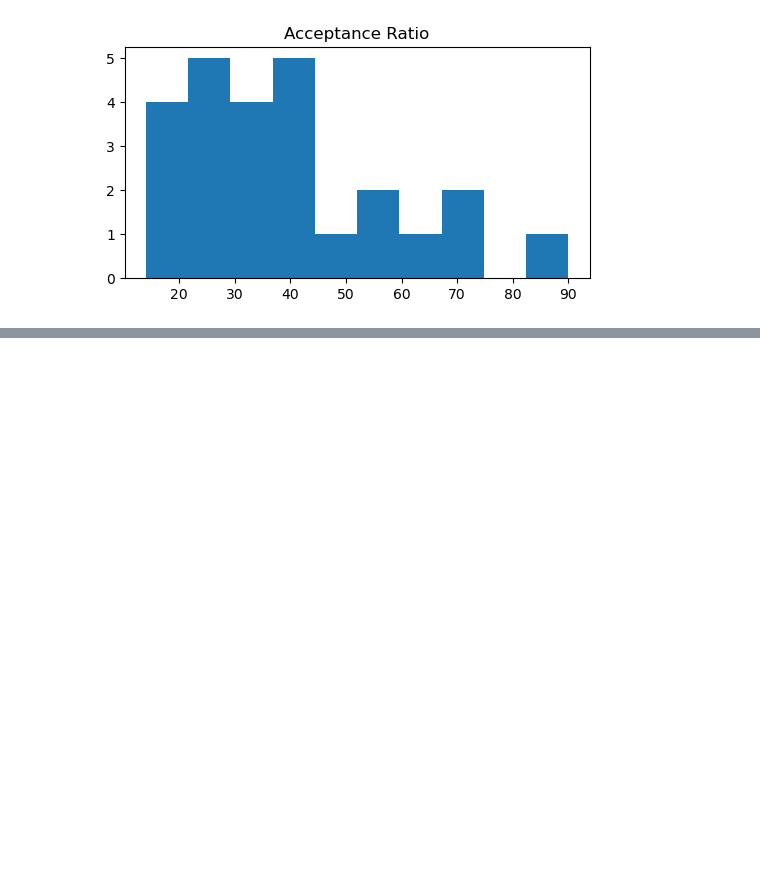
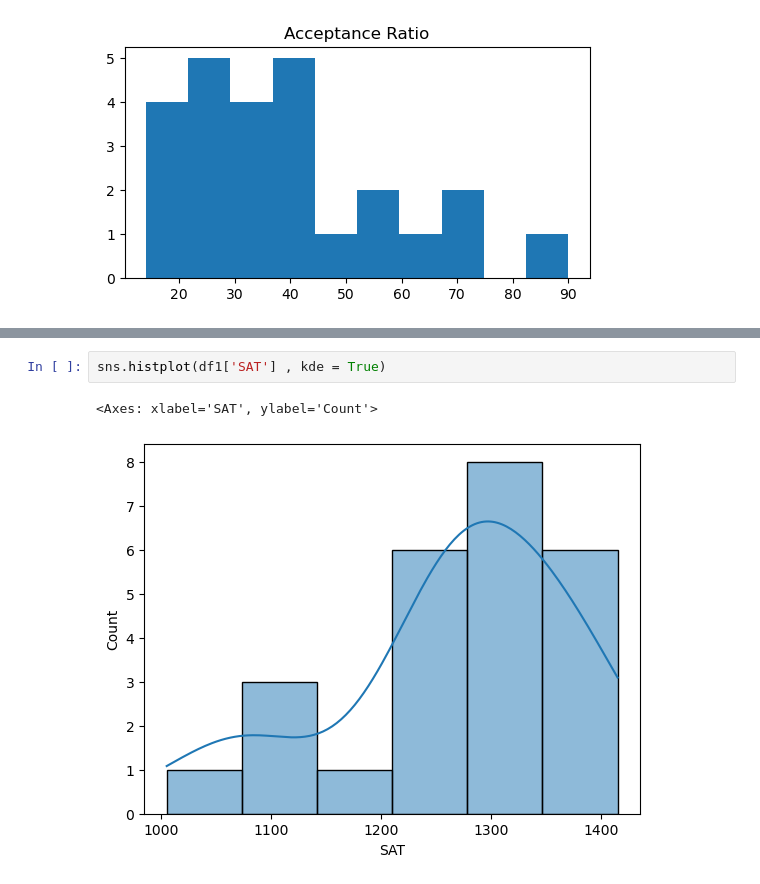
Before and after one commit to AbhinavAlluvada/DevProgram, a Jupyter notebook: Descriptive_Statistics.ipynb, the cells around one changed output, grey strips where cells are left out. Cells and saved outputs as stored; diff of their text form; blank space fills up the shorter version.

```diff
--- a/Descriptive_Statistics.ipynb
+++ b/Descriptive_Statistics.ipynb
@@ -50 +54,6 @@ sns.histplot(df1['Accept'] , kde = True)
 [figure]
+# %%
+sns.histplot(df1['SAT'] , kde = True)
+# %% [output]
+<Axes: xlabel='SAT', ylabel='Count'>
+[figure, added]
```
Also changed, not shown: parts of 15 cells of this notebook.
